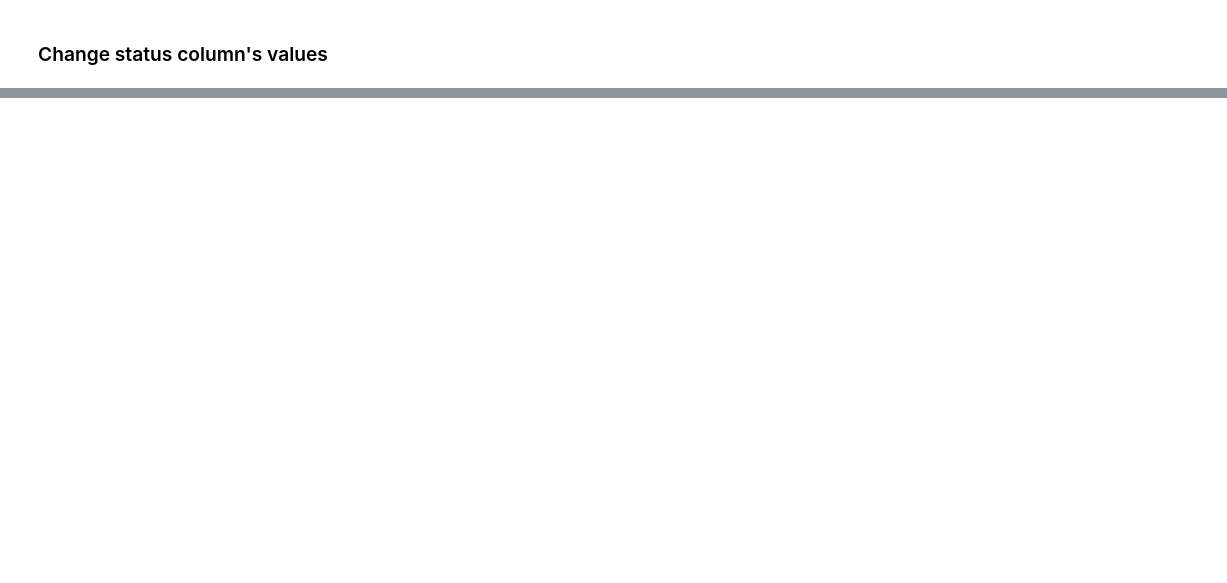
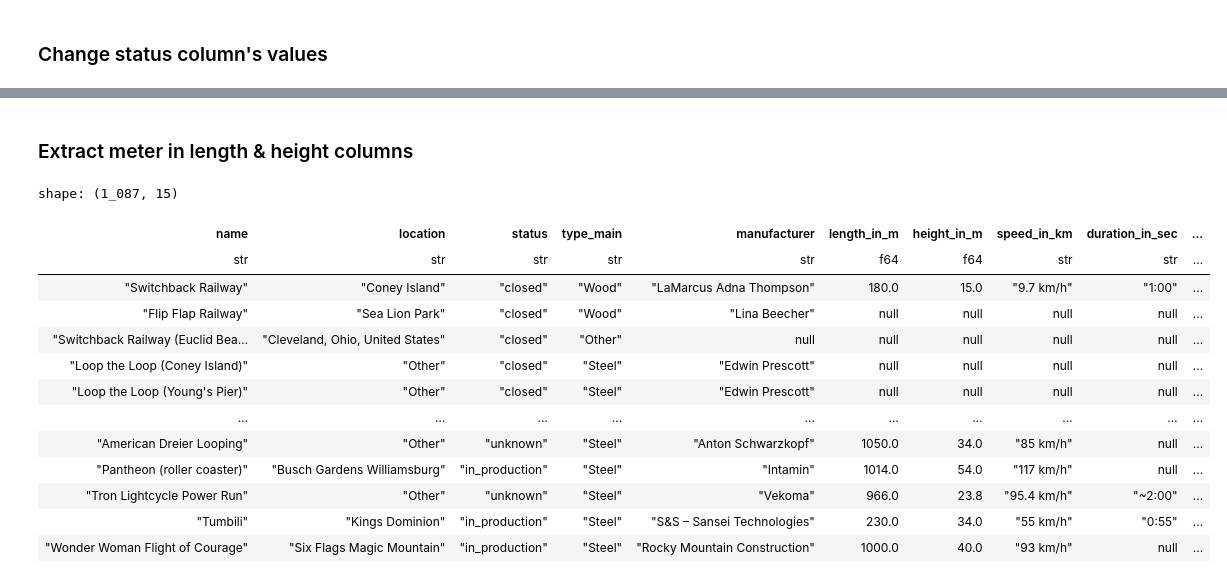
Before and after one commit to mdaffailhami/roller-coaster-data-analysis, a Jupyter notebook: main.ipynb, the cells around one changed output, grey strips where cells are left out. Cells and saved outputs as stored; diff of their text form; code cells hidden in the pictures; blank space fills up the shorter version.

Commit message:
Extract meter in length & height columns

```diff
--- a/main.ipynb
+++ b/main.ipynb
@@ -124,0 +136,31 @@ After:
+# %% [markdown]
+### Extract meter in length & height columns
+# %%
+def extract_meter(value: str) -> float:
+    match = re.search(r"\(([\d.,]+)\s*m\)", value)
+
+    if match:
+        return float(match.group(1).replace(',', ''))
+    else:
+        return None
+
+
+df.with_columns(
+    pl.col("length_in_m").map_elements(extract_meter, return_dtype=pl.Float64),
+    pl.col("height_in_m").map_elements(extract_meter, return_dtype=pl.Float64)
+)
+# %% [output]
+shape: (1_087, 15)
+| name | location | status | type_main | manufacturer | length_in_m | height_in_m | speed_in_km | duration_in_sec | ... |
+| str | str | str | str | str | f64 | f64 | str | str | ... |
+| "Switchback Railway" | "Coney Island" | "closed" | "Wood" | "LaMarcus Adna Thompson" | 180.0 | 15.0 | "9.7 km/h" | "1:00" | ... |
+| "Flip Flap Railway" | "Sea Lion Park" | "closed" | "Wood" | "Lina Beecher" | null | null | null | null | ... |
+| "Switchback Railway (Euclid Bea… | "Cleveland, Ohio, United States" | "closed" | "Other" | null | null | null | null | null | ... |
+| "Loop the Loop (Coney Island)" | "Other" | "closed" | "Steel" | "Edwin Prescott" | null | null | null | null | ... |
+| "Loop the Loop (Young's Pier)" | "Other" | "closed" | "Steel" | "Edwin Prescott" | null | null | null | null | ... |
+| … | … | … | … | … | … | … | … | … | ... |
+| "American Dreier Looping" | "Other" | "unknown" | "Steel" | "Anton Schwarzkopf" | 1050.0 | 34.0 | "85 km/h" | null | ... |
+| "Pantheon (roller coaster)" | "Busch Gardens Williamsburg" | "in_production" | "Steel" | "Intamin" | 1014.0 | 54.0 | "117 km/h" | null | ... |
+| "Tron Lightcycle Power Run" | "Other" | "unknown" | "Steel" | "Vekoma" | 966.0 | 23.8 | "95.4 km/h" | "~2:00" | ... |
+| "Tumbili" | "Kings Dominion" | "in_production" | "Steel" | "S&S – Sansei Technologies" | 230.0 | 34.0 | "55 km/h" | "0:55" | ... |
+| "Wonder Woman Flight of Courage" | "Six Flags Magic Mountain" | "in_production" | "Steel" | "Rocky Mountain Construction" | 1000.0 | 40.0 | "93 km/h" | null | ... |
```
Also changed, not shown: parts of 3 cells of this notebook.
